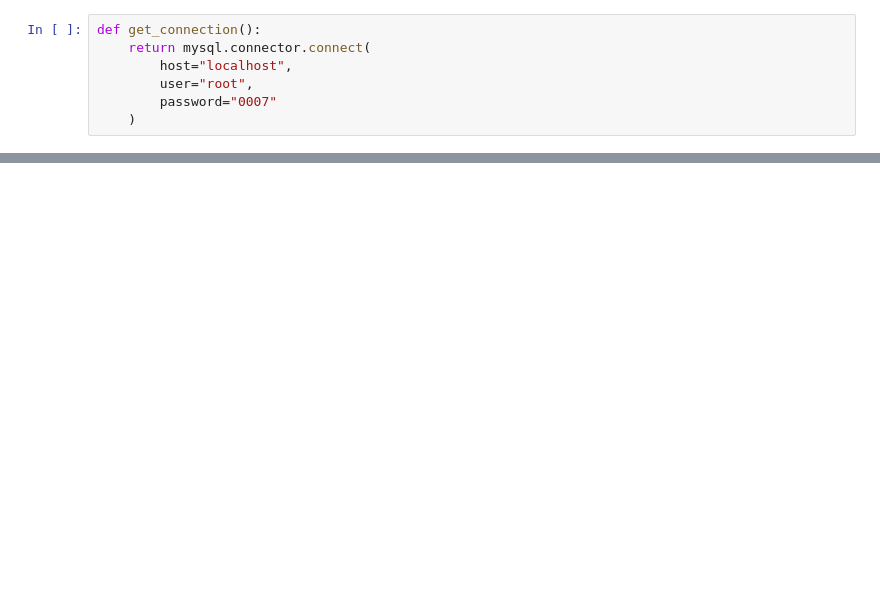
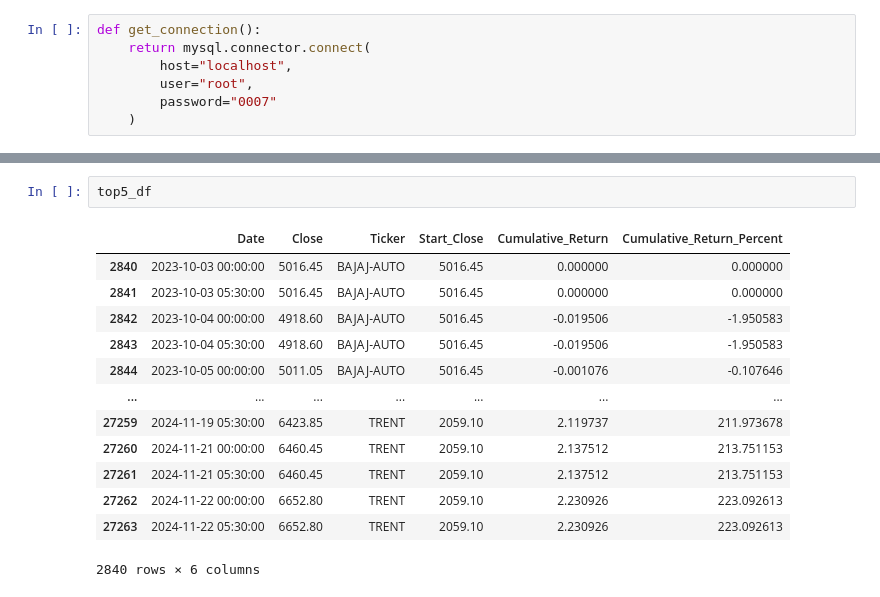
Before and after one commit to sarank-21/Data-Driven-Stock-Analysis, a Jupyter notebook: jupter.ipynb, the cells around one changed output, grey strips where cells are left out. Cells and saved outputs as stored; diff of their text form; blank space fills up the shorter version.

```diff
--- a/jupter.ipynb
+++ b/jupter.ipynb
@@ -173,0 +402,16 @@ Saved: D:\PROJECT_2\Data-Driven-Stock-Analysis\data\output_csv\BAJAJ-AUTO.csv
+# %%
+top5_df
+# %% [output]
+|  | Date | Close | Ticker | Start_Close | Cumulative_Return | Cumulative_Return_Percent |
+| 2840 | 2023-10-03 00:00:00 | 5016.45 | BAJAJ-AUTO | 5016.45 | 0.000000 | 0.000000 |
+| 2841 | 2023-10-03 05:30:00 | 5016.45 | BAJAJ-AUTO | 5016.45 | 0.000000 | 0.000000 |
+| 2842 | 2023-10-04 00:00:00 | 4918.60 | BAJAJ-AUTO | 5016.45 | -0.019506 | -1.950583 |
+| 2843 | 2023-10-04 05:30:00 | 4918.60 | BAJAJ-AUTO | 5016.45 | -0.019506 | -1.950583 |
+| 2844 | 2023-10-05 00:00:00 | 5011.05 | BAJAJ-AUTO | 5016.45 | -0.001076 | -0.107646 |
+| ... | ... | ... | ... | ... | ... | ... |
+| 27259 | 2024-11-19 05:30:00 | 6423.85 | TRENT | 2059.10 | 2.119737 | 211.973678 |
+| 27260 | 2024-11-21 00:00:00 | 6460.45 | TRENT | 2059.10 | 2.137512 | 213.751153 |
+| 27261 | 2024-11-21 05:30:00 | 6460.45 | TRENT | 2059.10 | 2.137512 | 213.751153 |
+| 27262 | 2024-11-22 00:00:00 | 6652.80 | TRENT | 2059.10 | 2.230926 | 223.092613 |
+| 27263 | 2024-11-22 05:30:00 | 6652.80 | TRENT | 2059.10 | 2.230926 | 223.092613 |
+2840 rows × 6 columns
```
Also changed, not shown: parts of 27 cells of this notebook, 54 other files.
